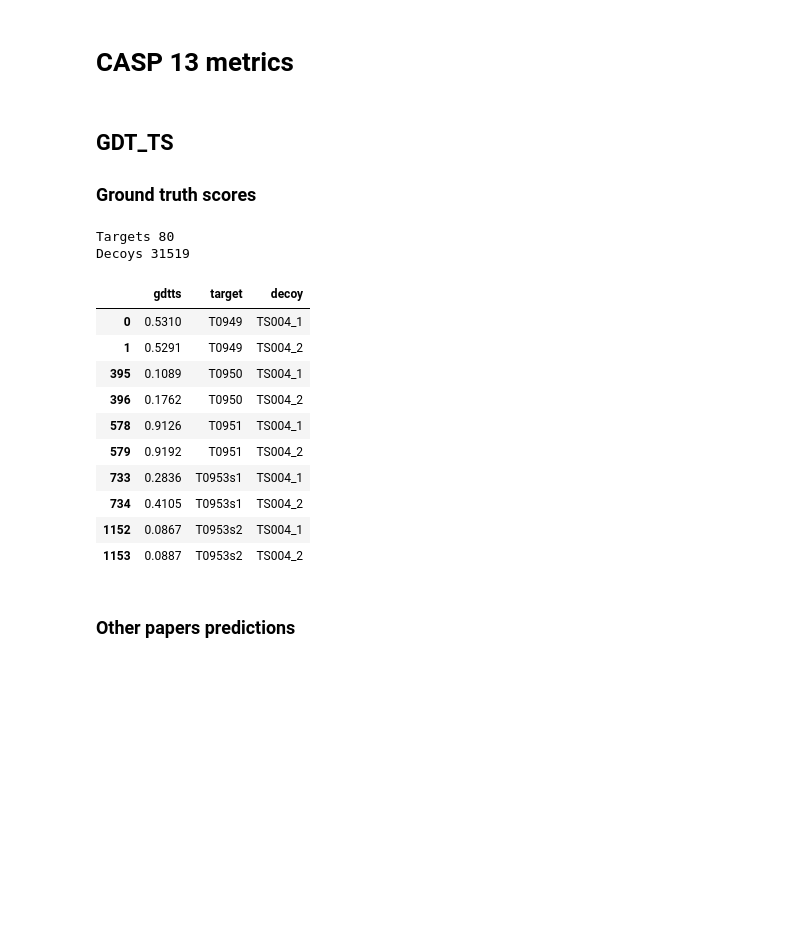
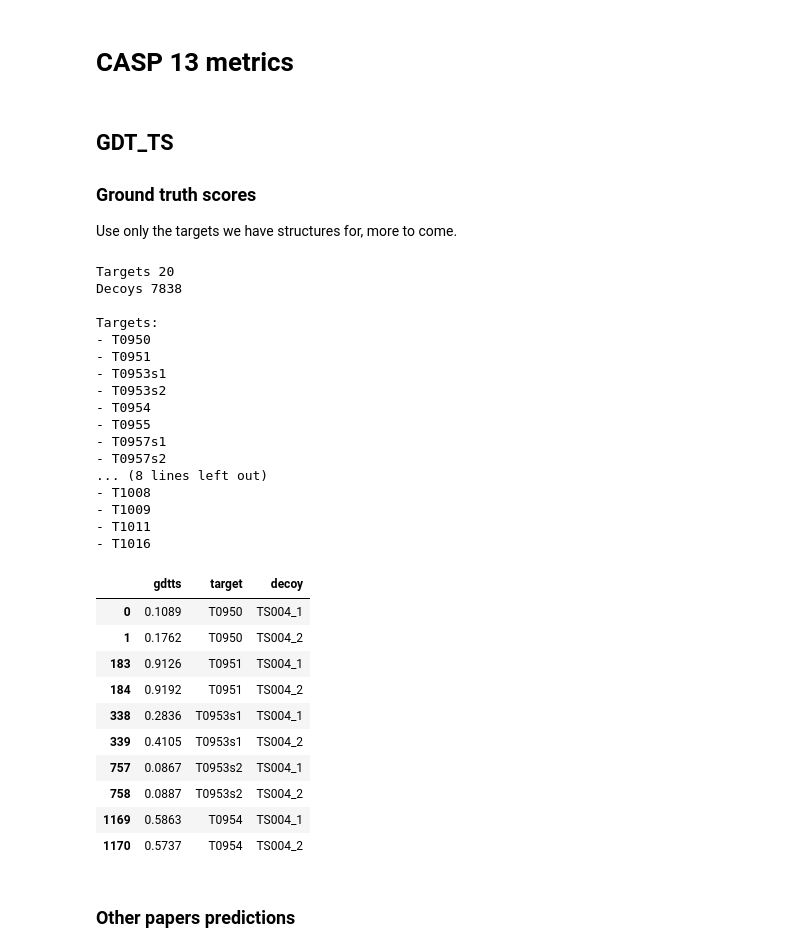
Before and after one commit to baldassarreFe/graphqa, a Jupyter notebook: notebooks/benchmark/other_results_CASP13_raw/ParseCASP13.ipynb, the cells around one changed output. Cells and saved outputs as stored; diff of their text form; code cells hidden in the pictures; blank space fills up the shorter version.

```diff
--- a/notebooks/benchmark/other_results_CASP13_raw/ParseCASP13.ipynb
+++ b/notebooks/benchmark/other_results_CASP13_raw/ParseCASP13.ipynb
@@ -12,32 +12,51 @@ pd.set_option("display.expand_frame_repr", False)
 ## GDT_TS
 
 ### Ground truth scores
+
+Use only the targets we have structures for, more to come.
 # %%
-df_true = pd.read_csv('GDT_TS/data-all.tsv', header=None, sep='\s+', names=['target_decoy', 'gdtts'], usecols=[0, 1])
+df_true = pd.read_csv('GDT_TS/data-20.tsv', header=None, sep='\s+', names=['target_decoy', 'gdtts'], usecols=[0, 1])
+# df_true = pd.read_csv('GDT_TS/data-all.tsv', header=None, sep='\s+', names=['target_decoy', 'gdtts'], usecols=[0, 1])
 df_true['gdtts'] = df_true['gdtts'] / 100
 
 # IDs like T0950TS004_1      are split as T0950   TS004_1
 # IDs like T0953s1TS004_1    are split as T0953s1 TS004_1
 # IDs like T0953s1TS004_1-D1 are split as T0953s1 TS004_1
 df_true[['target', 'decoy']] = df_true['target_decoy'].str.extract(r'(T\d{4}(?:s\d)?)([TS\d_]+)(?:\-D1)?')
 df_true.drop(columns='target_decoy', inplace=True)
 
-print(f'Targets {df_true.target.nunique()}',f'Decoys {len(df_true)}', sep='\n')
+print(f'Targets {df_true.target.nunique()}',f'Decoys {len(df_true)}', sep='\n', end='\n\n')
+print('Targets:', *df_true.target.unique(), sep='\n- ', end='\n\n')
 df_true.groupby('target').head(2).head(10)
 # %% [output]
-Targets 80
-Decoys 31519
+Targets 20
+Decoys 7838
+
+Targets:
+- T0950
+- T0951
+- T0953s1
+- T0953s2
+- T0954
+- T0955
+- T0957s1
+- T0957s2
+... (8 lines left out)
+- T1008
+- T1009
+- T1011
+- T1016
 |  | gdtts | target | decoy |
-| 0 | 0.5310 | T0949 | TS004_1 |
-| 1 | 0.5291 | T0949 | TS004_2 |
-| 395 | 0.1089 | T0950 | TS004_1 |
-| 396 | 0.1762 | T0950 | TS004_2 |
-| 578 | 0.9126 | T0951 | TS004_1 |
-| 579 | 0.9192 | T0951 | TS004_2 |
-| 733 | 0.2836 | T0953s1 | TS004_1 |
-| 734 | 0.4105 | T0953s1 | TS004_2 |
-| 1152 | 0.0867 | T0953s2 | TS004_1 |
-| 1153 | 0.0887 | T0953s2 | TS004_2 |
+| 0 | 0.1089 | T0950 | TS004_1 |
+| 1 | 0.1762 | T0950 | TS004_2 |
+| 183 | 0.9126 | T0951 | TS004_1 |
+| 184 | 0.9192 | T0951 | TS004_2 |
+| 338 | 0.2836 | T0953s1 | TS004_1 |
+| 339 | 0.4105 | T0953s1 | TS004_2 |
+| 757 | 0.0867 | T0953s2 | TS004_1 |
+| 758 | 0.0887 | T0953s2 | TS004_2 |
+| 1169 | 0.5863 | T0954 | TS004_1 |
+| 1170 | 0.5737 | T0954 | TS004_2 |
 # %% [markdown]
 ### Other papers predictions
 # %%
```
Also changed, not shown: parts of 3 cells of this notebook, 3 other files.
